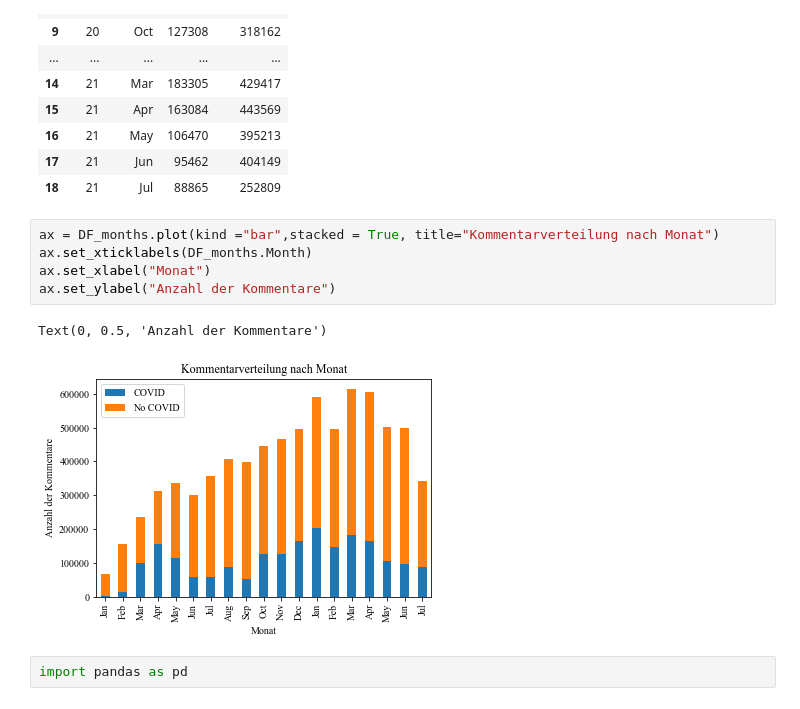
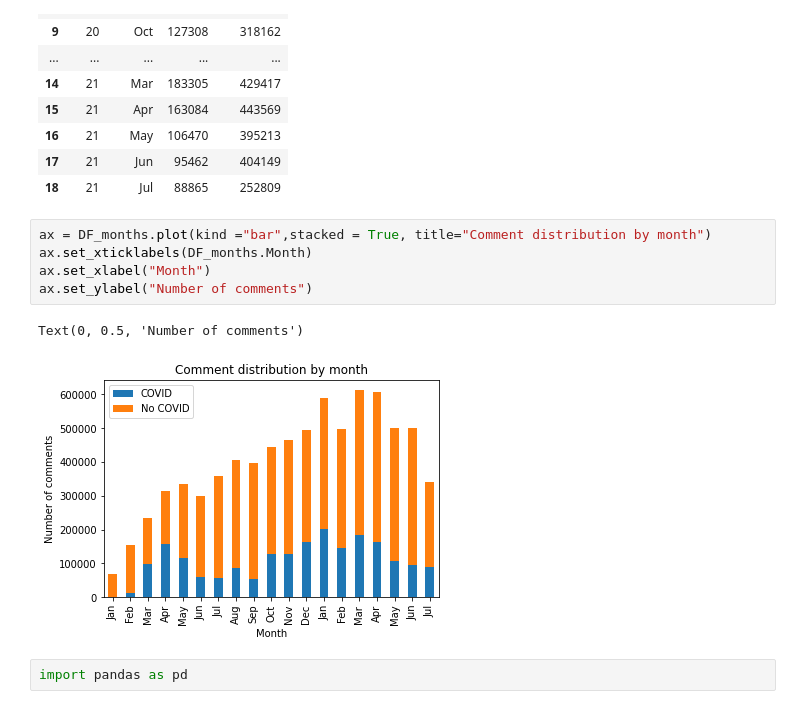
Before and after one commit to KirchnerS/Masterarbeit, a Jupyter notebook: graphs.ipynb, the cells around one changed output. Cells and saved outputs as stored; diff of their text form.

```diff
--- a/graphs.ipynb
+++ b/graphs.ipynb
@@ -216,13 +216,13 @@ DF_months
 | 17 | 21 | Jun | 95462 | 404149 |
 | 18 | 21 | Jul | 88865 | 252809 |
 # %%
-ax = DF_months.plot(kind ="bar",stacked = True, title="Kommentarverteilung nach Monat")
+ax = DF_months.plot(kind ="bar",stacked = True, title="Comment distribution by month")
 ax.set_xticklabels(DF_months.Month)
-ax.set_xlabel("Monat")
-ax.set_ylabel("Anzahl der Kommentare")
+ax.set_xlabel("Month")
+ax.set_ylabel("Number of comments")
 # %% [output]
-Text(0, 0.5, 'Anzahl der Kommentare')
+Text(0, 0.5, 'Number of comments')
-[figure, old version]
+[figure, new version]
 # %%
 import pandas as pd
 # %%
```
Also changed, not shown: parts of 4 cells of this notebook.
